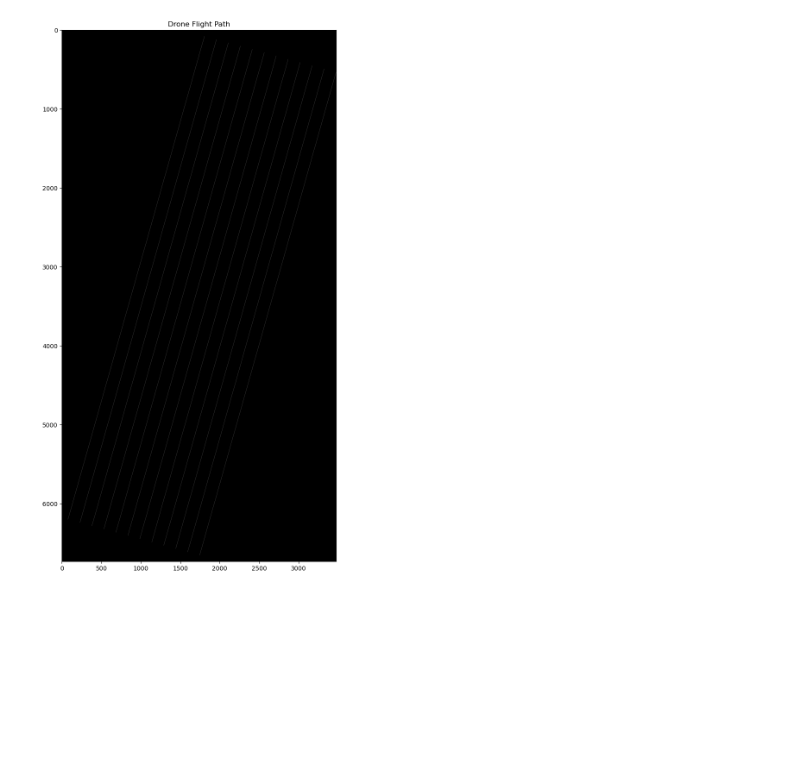
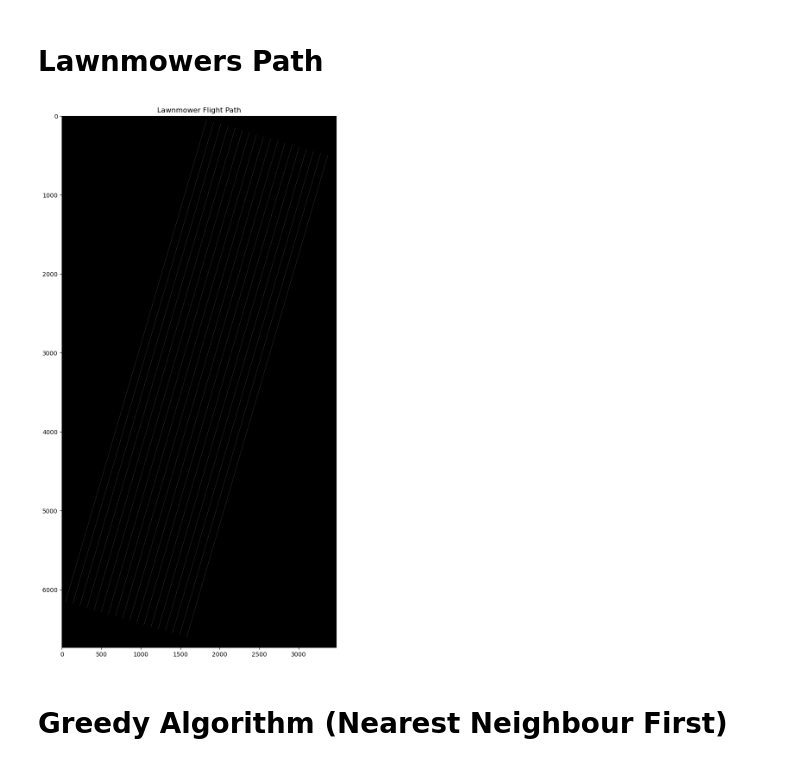
Before and after one commit to divyam27-1/vegetation-path-plan, a Jupyter notebook: flight_path.ipynb, the cells around one changed output. Cells and saved outputs as stored; diff of their text form; code cells hidden in the pictures; blank space fills up the shorter version.

```diff
--- a/flight_path.ipynb
+++ b/flight_path.ipynb
@@ -8,15 +7,17 @@ from scipy.spatial import KDTree
 import os
 
 import geo_utils as gu
+# %% [markdown]
+# Lawnmowers Path
 # %%
-chkp0_chunk_coords = (39, 0)
-chkp1_chunk_coords = (0, 11)
-chkp2_chunk_coords = (42, 10)
-chkp3_chunk_coords = (3,22)
+chkp0_chunk_coords = gu.pixel_coord_to_chunk_coord(6200, 0)
+chkp1_chunk_coords = gu.pixel_coord_to_chunk_coord(0, 1800)
+chkp2_chunk_coords = gu.pixel_coord_to_chunk_coord(gu.CHUNK_V_BOUNDS[-1], 1700)
+chkp3_chunk_coords = gu.pixel_coord_to_chunk_coord(500, gu.CHUNK_H_BOUNDS[-1])
 
-p0 = gu.chunk_coord_to_pixel_coord(chkp0_chunk_coords[0], chkp0_chunk_coords[1]) + gu.CHUNK_DIM/2
-p1 = gu.chunk_coord_to_pixel_coord(chkp1_chunk_coords[0], chkp1_chunk_coords[1]) + gu.CHUNK_DIM/2
-p3 = gu.chunk_coord_to_pixel_coord(chkp3_chunk_coords[0], chkp3_chunk_coords[1]) + gu.CHUNK_DIM/2
+p0 = gu.chunk_coord_to_pixel_coord(chkp0_chunk_coords[0], chkp0_chunk_coords[1]) + gu.CHUNK_DIM_PX/2
+p1 = gu.chunk_coord_to_pixel_coord(chkp1_chunk_coords[0], chkp1_chunk_coords[1]) + gu.CHUNK_DIM_PX/2
+p3 = gu.chunk_coord_to_pixel_coord(chkp3_chunk_coords[0], chkp3_chunk_coords[1]) + gu.CHUNK_DIM_PX/2
 
 v_primary = p1 - p0
 v_step = p3 - p1
@@ -27,46 +28,46 @@ length_step = np.linalg.norm(v_step)
 unit_primary = v_primary / length_primary
 unit_step = v_step / length_step
 
-step_size = gu.CHUNK_DIM
+step_size = gu.CHUNK_DIM_PX
 num_steps = int(length_step // step_size)
 # %%
-flight_path = np.zeros_like(gu.ndvi)
+lawnmower_path = np.zeros_like(gu.ndvi)
 
 for i in range(num_steps + 1):
     offset = unit_step * (i * step_size)
     start = p0 + offset
     end = p1 + offset
 
     sweep_length = np.linalg.norm(end - start)
-    num_chunks_along = int(sweep_length // gu.CHUNK_DIM)
+    num_chunks_along = int(sweep_length // gu.CHUNK_DIM_PX)
 
     if i % 2 == 0:
         direction = 1
     else:
         direction = -1
 
     prev_point = None
     for j in range(num_chunks_along + 1):
         t = j / num_chunks_along if direction == 1 else 1 - (j / num_chunks_along)
         point = start * (1 - t) + end * t
         y, x = int(round(point[0])), int(round(point[1]))
 
         if prev_point is not None:
             rr, cc = line(prev_point[0], prev_point[1], y, x)
-            rr = np.clip(rr, 0, flight_path.shape[0] - 1)
-            cc = np.clip(cc, 0, flight_path.shape[1] - 1)
-            flight_path[rr, cc] = 1
+            rr = np.clip(rr, 0, lawnmower_path.shape[0] - 1)
+            cc = np.clip(cc, 0, lawnmower_path.shape[1] - 1)
+            lawnmower_path[rr, cc] = 1
         else:
-            if 0 <= y < flight_path.shape[0] and 0 <= x < flight_path.shape[1]:
-                flight_path[y, x] = 1
+            if 0 <= y < lawnmower_path.shape[0] and 0 <= x < lawnmower_path.shape[1]:
+                lawnmower_path[y, x] = 1
 
         prev_point = (y, x)
 
 plt.figure(figsize=(10,16))
-plt.imshow(flight_path, cmap="gray")
-plt.title("Drone Flight Path")
+plt.imshow(lawnmower_path, cmap="gray")
+plt.title("Lawnmower Flight Path")
 plt.show()
 # %% [output]
-[figure, old version]
+[figure, new version]
 # %%
 os.makedirs(os.path.dirname("Data/DronePaths_npy/lawnmower.npy"), exist_ok=True)
@@ -73,0 +75,2 @@ np.save("Data/DronePaths_npy/lawnmower.npy", flight_path)
+# %% [markdown]
+# Greedy Algorithm (Nearest Neighbour First)
```
Also changed, not shown: parts of 7 cells of this notebook, 5 other files.
